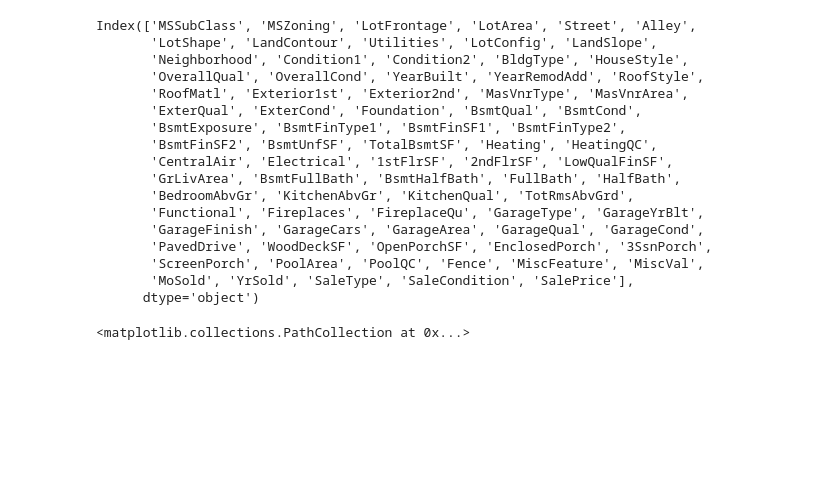
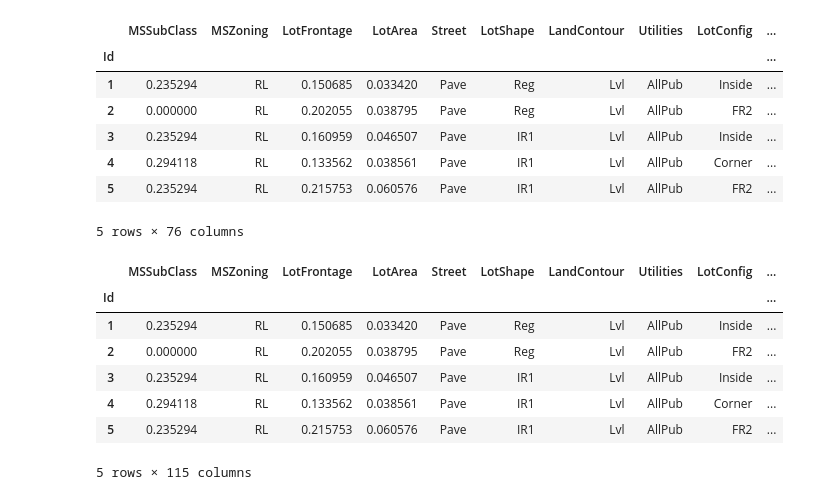
Before and after one commit to gym0569/awesome-ai, a Jupyter notebook: house-sales-prediction/data-preprocessing.ipynb, the cells around one changed output. Saved outputs shown, nothing was run; the diff lists cells and outputs as text; code cells hidden in the pictures; blank space fills up the shorter version.

```diff
--- a/house-sales-prediction/data-preprocessing.ipynb
+++ b/house-sales-prediction/data-preprocessing.ipynb
@@ -28,0 +177,14 @@ data.describe()
+# %%
+# let us normalize numeric features
+for x in numeric_features:
+    data[x] = data[x].apply(lambda s: (s - min(data[x])) / (max(data[x]) - min(data[x])))
+data.head()
+# %% [output]
+|  | MSSubClass | MSZoning | LotFrontage | LotArea | Street | LotShape | LandContour | Utilities | LotConfig | ... |
+| Id |  |  |  |  |  |  |  |  |  | ... |
+| 1 | 0.235294 | RL | 0.150685 | 0.033420 | Pave | Reg | Lvl | AllPub | Inside | ... |
+| 2 | 0.000000 | RL | 0.202055 | 0.038795 | Pave | Reg | Lvl | AllPub | FR2 | ... |
+| 3 | 0.235294 | RL | 0.160959 | 0.046507 | Pave | IR1 | Lvl | AllPub | Inside | ... |
+| 4 | 0.294118 | RL | 0.133562 | 0.038561 | Pave | IR1 | Lvl | AllPub | Corner | ... |
+| 5 | 0.235294 | RL | 0.215753 | 0.060576 | Pave | IR1 | Lvl | AllPub | FR2 | ... |
+5 rows × 76 columns
@@ -29,25 +213,11 @@ data.describe()
 # %%
-data.columns
+data.head()
 # %% [output]
+|  | MSSubClass | MSZoning | LotFrontage | LotArea | Street | LotShape | LandContour | Utilities | LotConfig | ... |
+| Id |  |  |  |  |  |  |  |  |  | ... |
+| 1 | 0.235294 | RL | 0.150685 | 0.033420 | Pave | Reg | Lvl | AllPub | Inside | ... |
+| 2 | 0.000000 | RL | 0.202055 | 0.038795 | Pave | Reg | Lvl | AllPub | FR2 | ... |
+| 3 | 0.235294 | RL | 0.160959 | 0.046507 | Pave | IR1 | Lvl | AllPub | Inside | ... |
+| 4 | 0.294118 | RL | 0.133562 | 0.038561 | Pave | IR1 | Lvl | AllPub | Corner | ... |
+| 5 | 0.235294 | RL | 0.215753 | 0.060576 | Pave | IR1 | Lvl | AllPub | FR2 | ... |
-Index(['MSSubClass', 'MSZoning', 'LotFrontage', 'LotArea', 'Street', 'Alley',
-       'LotShape', 'LandContour', 'Utilities', 'LotConfig', 'LandSlope',
-       'Neighborhood', 'Condition1', 'Condition2', 'BldgType', 'HouseStyle',
-       'OverallQual', 'OverallCond', 'YearBuilt', 'YearRemodAdd', 'RoofStyle',
-       'RoofMatl', 'Exterior1st', 'Exterior2nd', 'MasVnrType', 'MasVnrArea',
-       'ExterQual', 'ExterCond', 'Foundation', 'BsmtQual', 'BsmtCond',
-       'BsmtExposure', 'BsmtFinType1', 'BsmtFinSF1', 'BsmtFinType2',
-       'BsmtFinSF2', 'BsmtUnfSF', 'TotalBsmtSF', 'Heating', 'HeatingQC',
-       'CentralAir', 'Electrical', '1stFlrSF', '2ndFlrSF', 'LowQualFinSF',
-       'GrLivArea', 'BsmtFullBath', 'BsmtHalfBath', 'FullBath', 'HalfBath',
-       'BedroomAbvGr', 'KitchenAbvGr', 'KitchenQual', 'TotRmsAbvGrd',
-       'Functional', 'Fireplaces', 'FireplaceQu', 'GarageType', 'GarageYrBlt',
-       'GarageFinish', 'GarageCars', 'GarageArea', 'GarageQual', 'GarageCond',
-       'PavedDrive', 'WoodDeckSF', 'OpenPorchSF', 'EnclosedPorch', '3SsnPorch',
-       'ScreenPorch', 'PoolArea', 'PoolQC', 'Fence', 'MiscFeature', 'MiscVal',
-       'MoSold', 'YrSold', 'SaleType', 'SaleCondition', 'SalePrice'],
-      dtype='object')
+5 rows × 115 columns
-# %%
-plt.figure()
-plt.scatter(x = data[['LotArea']], y = data['SalePrice'])
-# %% [output]
-<matplotlib.collections.PathCollection at 0x...>
```
Also changed, not shown: parts of 20 cells of this notebook, 40 other files.
